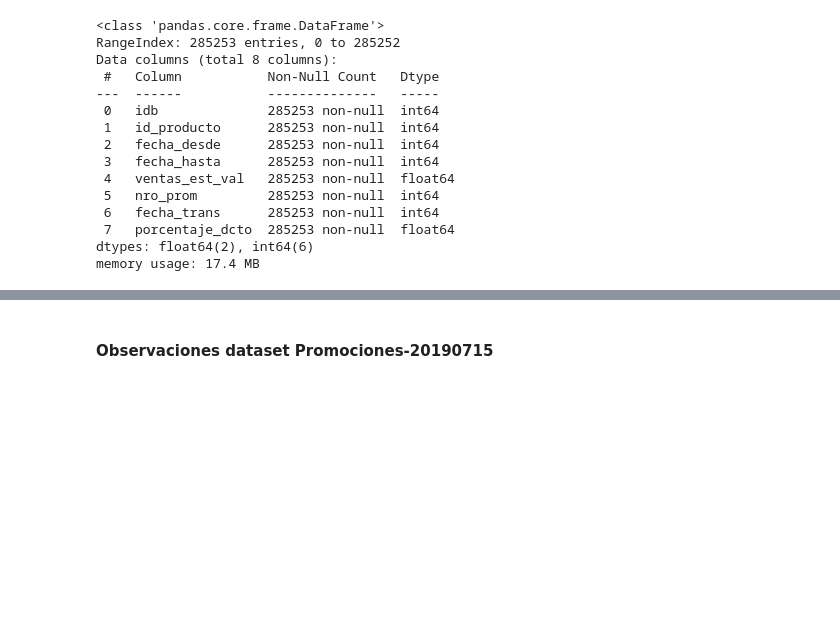
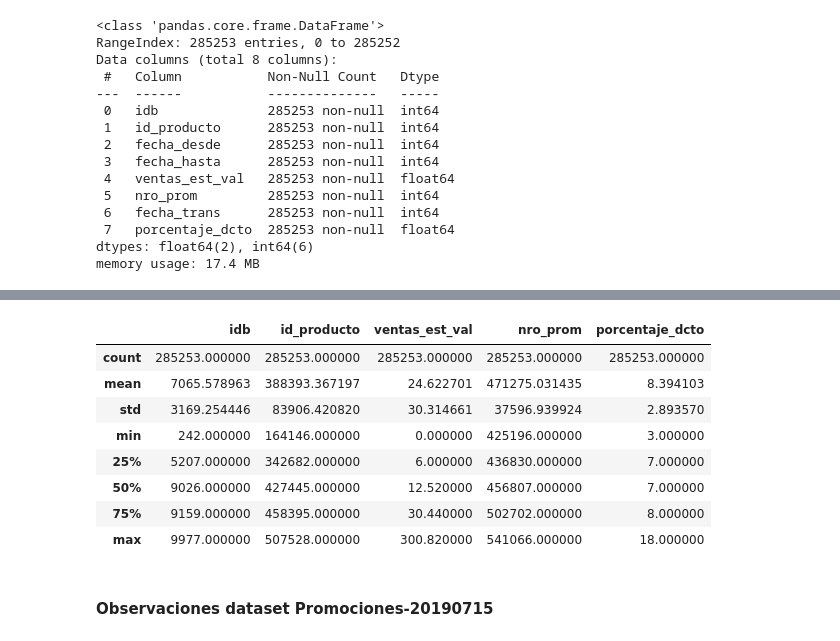
Before and after one commit to ErikaMelt/deodorants-project, a Jupyter notebook: data_cleaning.ipynb, the cells around one changed output, grey strips where cells are left out. Saved outputs shown, nothing was run; the diff lists cells and outputs as text; code cells hidden in the pictures; blank space fills up the shorter version.

```diff
--- a/data_cleaning.ipynb
+++ b/data_cleaning.ipynb
@@ -172,3 +217,15 @@ promo_df = convert_file(promo_df, 'fecha_trans', 'date')
+# %%
+promo_df.describe()
+# %% [output]
+|  | idb | id_producto | ventas_est_val | nro_prom | porcentaje_dcto |
+| count | 285253.000000 | 285253.000000 | 285253.000000 | 285253.000000 | 285253.000000 |
+| mean | 7065.578963 | 388393.367197 | 24.622701 | 471275.031435 | 8.394103 |
+| std | 3169.254446 | 83906.420820 | 30.314661 | 37596.939924 | 2.893570 |
+| min | 242.000000 | 164146.000000 | 0.000000 | 425196.000000 | 3.000000 |
+| 25% | 5207.000000 | 342682.000000 | 6.000000 | 436830.000000 | 7.000000 |
+| 50% | 9026.000000 | 427445.000000 | 12.520000 | 456807.000000 | 7.000000 |
+| 75% | 9159.000000 | 458395.000000 | 30.440000 | 502702.000000 | 8.000000 |
+| max | 9977.000000 | 507528.000000 | 300.820000 | 541066.000000 | 18.000000 |
 # %% [markdown]
 #### Observaciones dataset Promociones-20190715
 # %% [markdown]
```
Also changed, not shown: parts of 12 cells of this notebook.
